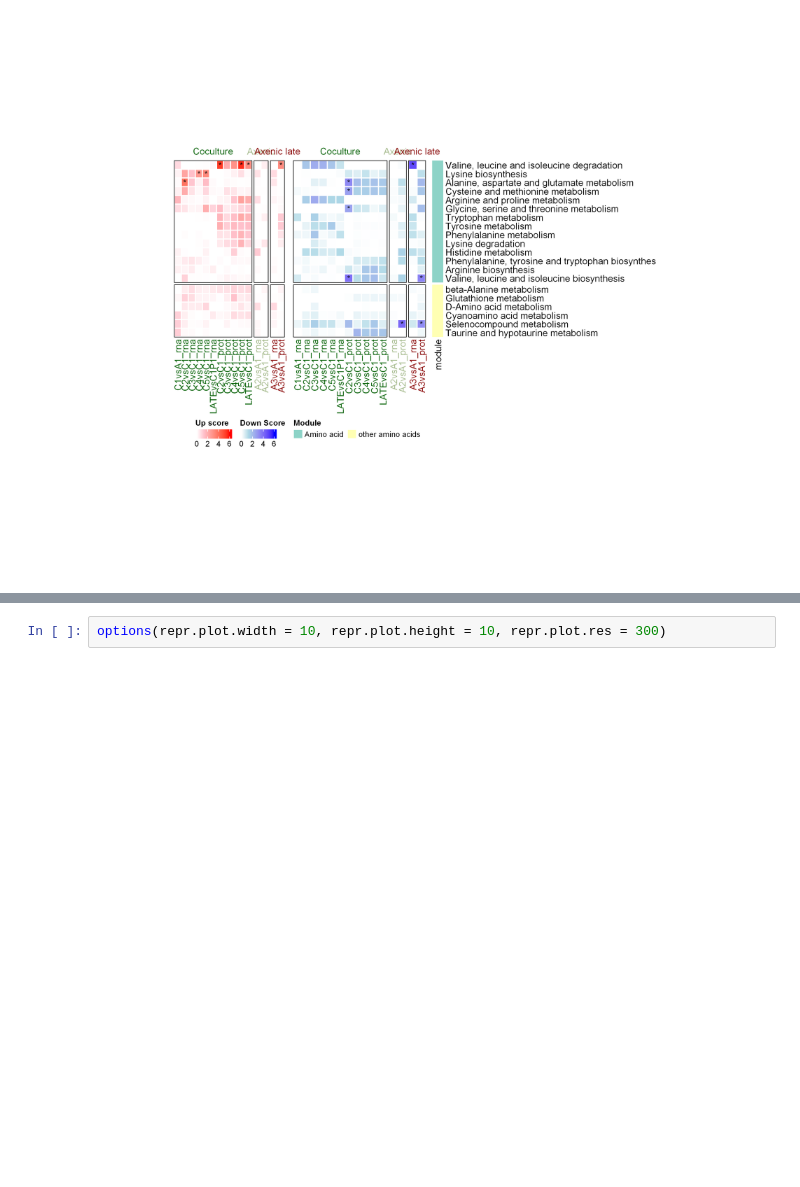
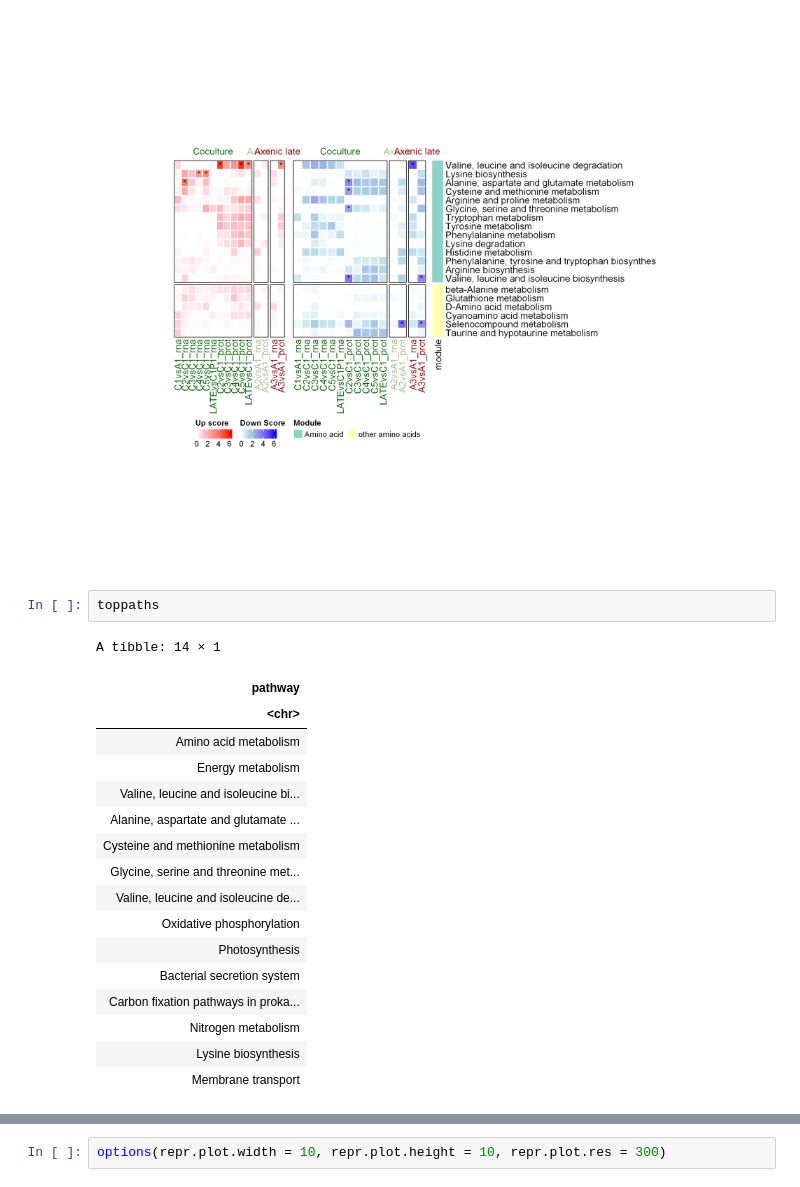
Before and after one commit to wosnat/CC1A3, a Jupyter notebook: Enrichment/CC1A3 HOT1A3 AA heatmaps Enrichment.ipynb, the cells around one changed output, grey strips where cells are left out. Saved outputs shown, nothing was run; the diff lists cells and outputs as text; blank space fills up the shorter version.

```diff
--- a/Enrichment/CC1A3 HOT1A3 AA heatmaps Enrichment.ipynb
+++ b/Enrichment/CC1A3 HOT1A3 AA heatmaps Enrichment.ipynb
@@ -376,3 +376,23 @@ Warning message in brewer.pal(length(unique(module_mat$module)), "Set3"):
 "minimal value for n is 3, returning requested palette with 3 different levels
 "
 [figure]
+# %%
+toppaths
+# %% [output]
+A tibble: 14 × 1
+| pathway |
+| <chr> |
+| Amino acid metabolism |
+| Energy metabolism |
+| Valine, leucine and isoleucine bi... |
+| Alanine, aspartate and glutamate ... |
+| Cysteine and methionine metabolism |
+| Glycine, serine and threonine met... |
+| Valine, leucine and isoleucine de... |
+| Oxidative phosphorylation |
+| Photosynthesis |
+| Bacterial secretion system |
+| Carbon fixation pathways in proka... |
+| Nitrogen metabolism |
+| Lysine biosynthesis |
+| Membrane transport |
```
Also changed, not shown: parts of 1 cell of this notebook, 3 other files.
